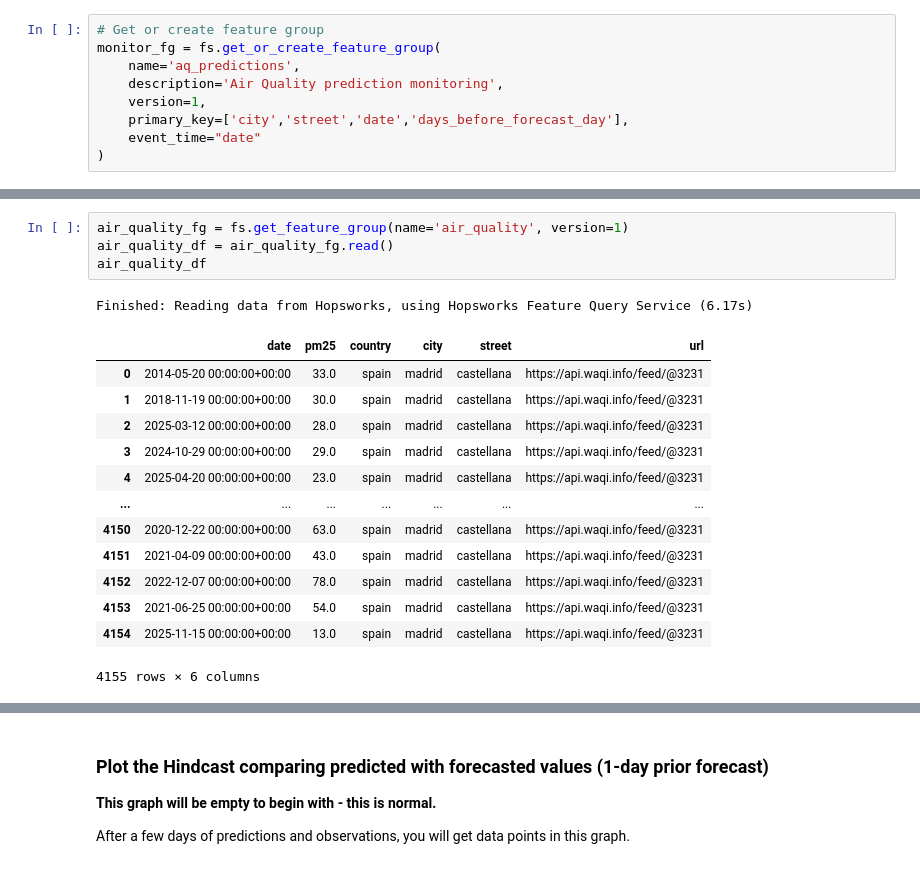
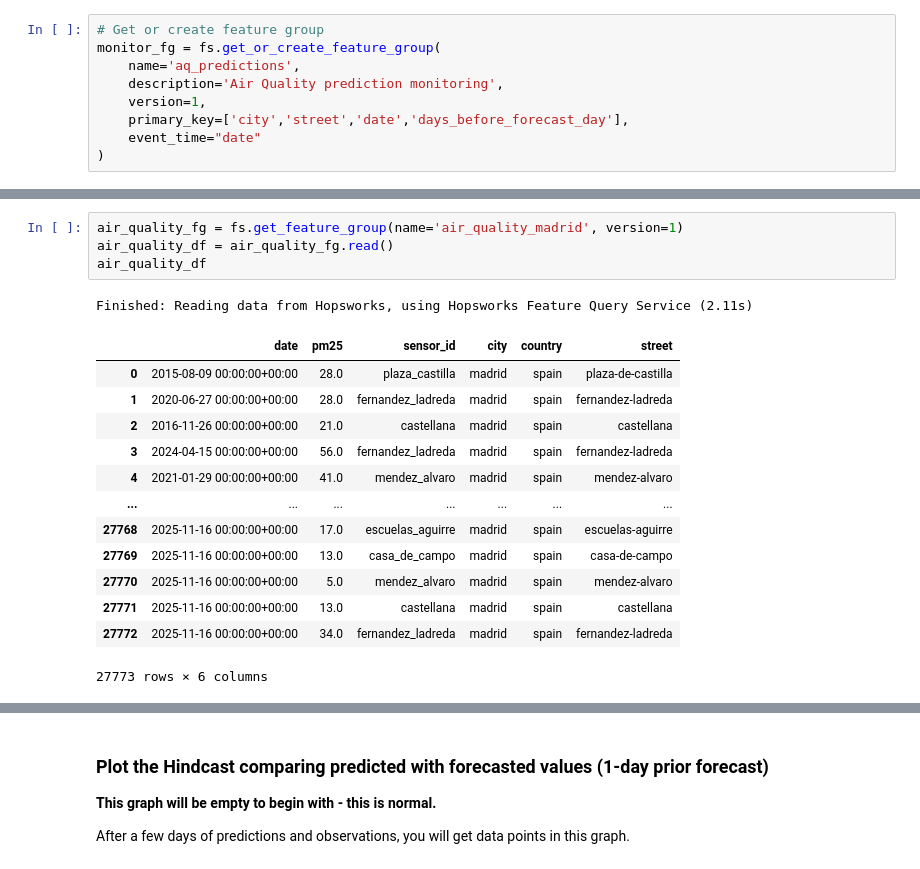
Before and after one commit to david-bazalduaa/Air-Quality-Prediction-Service-Madrid, a Jupyter notebook: notebooks/airquality/4_air_quality_batch_inference.ipynb, the cells around one changed output, grey strips where cells are left out. Cells and saved outputs as stored; diff of their text form.

```diff
--- a/notebooks/airquality/4_air_quality_batch_inference.ipynb
+++ b/notebooks/airquality/4_air_quality_batch_inference.ipynb
@@ -279,20 +362,20 @@ Finished: Reading data from Hopsworks, using Hopsworks Feature Query Service (6.
 # %%
-air_quality_fg = fs.get_feature_group(name='air_quality', version=1)
+air_quality_fg = fs.get_feature_group(name='air_quality_madrid', version=1)
 air_quality_df = air_quality_fg.read()
 air_quality_df
 # %% [output]
-Finished: Reading data from Hopsworks, using Hopsworks Feature Query Service (6.17s)
+Finished: Reading data from Hopsworks, using Hopsworks Feature Query Service (2.11s)
-|  | date | pm25 | country | city | street | url |
-| 0 | 2014-05-20 00:00:00+00:00 | 33.0 | spain | madrid | castellana | https://api.waqi.info/feed/@3231 |
-| 1 | 2018-11-19 00:00:00+00:00 | 30.0 | spain | madrid | castellana | https://api.waqi.info/feed/@3231 |
-| 2 | 2025-03-12 00:00:00+00:00 | 28.0 | spain | madrid | castellana | https://api.waqi.info/feed/@3231 |
-| 3 | 2024-10-29 00:00:00+00:00 | 29.0 | spain | madrid | castellana | https://api.waqi.info/feed/@3231 |
-| 4 | 2025-04-20 00:00:00+00:00 | 23.0 | spain | madrid | castellana | https://api.waqi.info/feed/@3231 |
+|  | date | pm25 | sensor_id | city | country | street |
+| 0 | 2015-08-09 00:00:00+00:00 | 28.0 | plaza_castilla | madrid | spain | plaza-de-castilla |
+| 1 | 2020-06-27 00:00:00+00:00 | 28.0 | fernandez_ladreda | madrid | spain | fernandez-ladreda |
+| 2 | 2016-11-26 00:00:00+00:00 | 21.0 | castellana | madrid | spain | castellana |
+| 3 | 2024-04-15 00:00:00+00:00 | 56.0 | fernandez_ladreda | madrid | spain | fernandez-ladreda |
+| 4 | 2021-01-29 00:00:00+00:00 | 41.0 | mendez_alvaro | madrid | spain | mendez-alvaro |
 | ... | ... | ... | ... | ... | ... | ... |
-| 4150 | 2020-12-22 00:00:00+00:00 | 63.0 | spain | madrid | castellana | https://api.waqi.info/feed/@3231 |
-| 4151 | 2021-04-09 00:00:00+00:00 | 43.0 | spain | madrid | castellana | https://api.waqi.info/feed/@3231 |
-| 4152 | 2022-12-07 00:00:00+00:00 | 78.0 | spain | madrid | castellana | https://api.waqi.info/feed/@3231 |
-| 4153 | 2021-06-25 00:00:00+00:00 | 54.0 | spain | madrid | castellana | https://api.waqi.info/feed/@3231 |
-| 4154 | 2025-11-15 00:00:00+00:00 | 13.0 | spain | madrid | castellana | https://api.waqi.info/feed/@3231 |
+| 27768 | 2025-11-16 00:00:00+00:00 | 17.0 | escuelas_aguirre | madrid | spain | escuelas-aguirre |
+| 27769 | 2025-11-16 00:00:00+00:00 | 13.0 | casa_de_campo | madrid | spain | casa-de-campo |
+| 27770 | 2025-11-16 00:00:00+00:00 | 5.0 | mendez_alvaro | madrid | spain | mendez-alvaro |
+| 27771 | 2025-11-16 00:00:00+00:00 | 13.0 | castellana | madrid | spain | castellana |
+| 27772 | 2025-11-16 00:00:00+00:00 | 34.0 | fernandez_ladreda | madrid | spain | fernandez-ladreda |
-4155 rows × 6 columns
+27773 rows × 6 columns
 # %%
```
Also changed, not shown: parts of 15 cells of this notebook, 21 other files.
